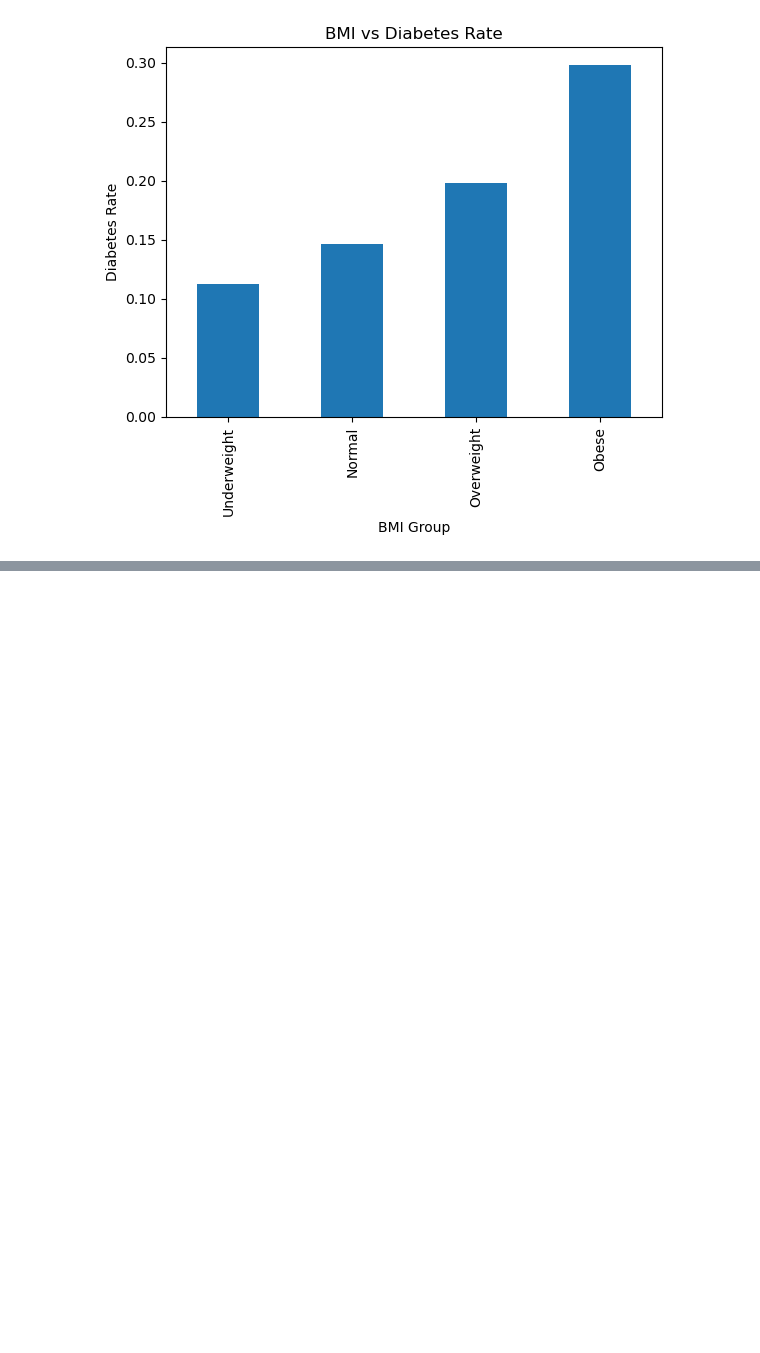
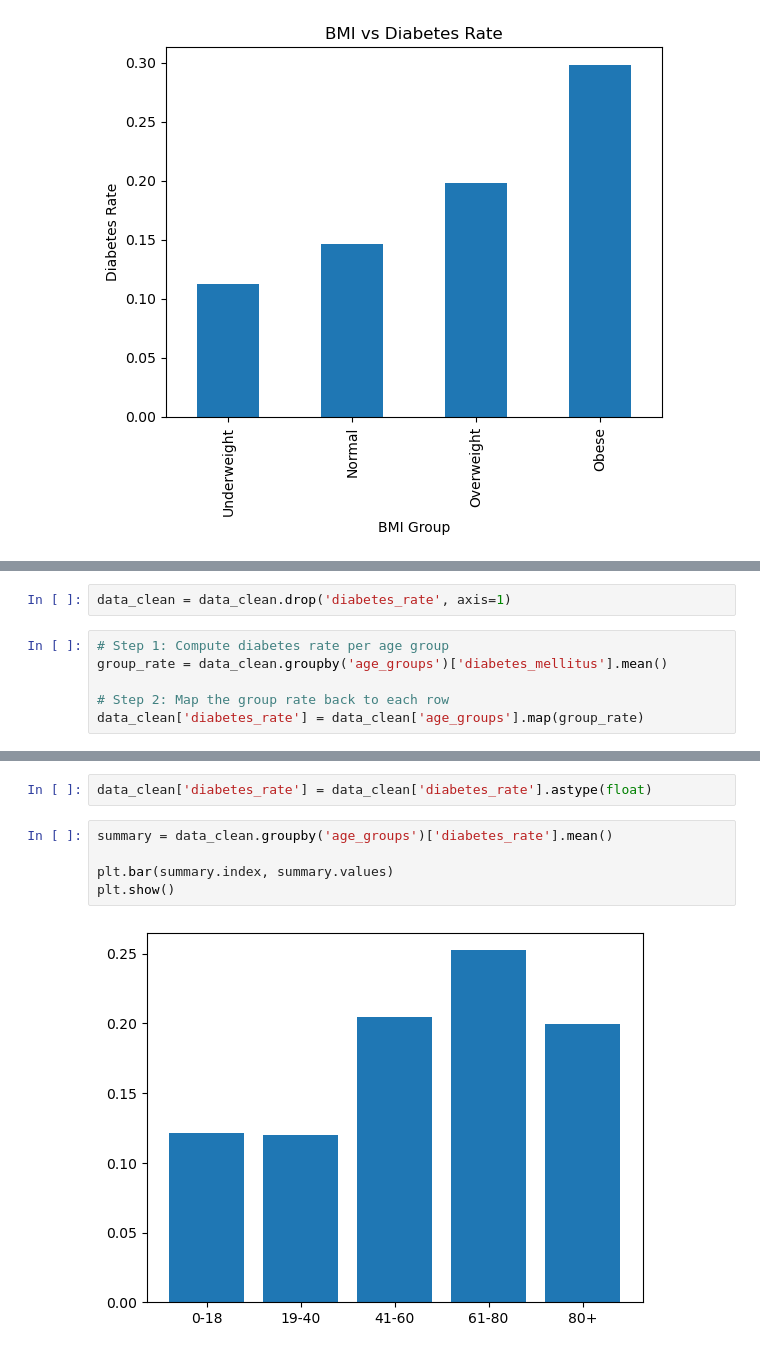
Before and after one commit to Anas-S-Muhammed/readmission_prediction_model, a Jupyter notebook: peadmission_predictor.ipynb, the cells around one changed output, grey strips where cells are left out. Cells and saved outputs as stored; diff of their text form; blank space fills up the shorter version.

```diff
--- a/peadmission_predictor.ipynb
+++ b/peadmission_predictor.ipynb
@@ -517,0 +522,8 @@ plt.show()
+# %%
+data_clean = data_clean.drop('diabetes_rate', axis=1)
+# %%
+# Step 1: Compute diabetes rate per age group
+group_rate = data_clean.groupby('age_groups')['diabetes_mellitus'].mean()
+
+# Step 2: Map the group rate back to each row
+data_clean['diabetes_rate'] = data_clean['age_groups'].map(group_rate)
@@ -517,0 +545,9 @@ plt.show()
+# %%
+data_clean['diabetes_rate'] = data_clean['diabetes_rate'].astype(float)
+# %%
+summary = data_clean.groupby('age_groups')['diabetes_rate'].mean()
+
+plt.bar(summary.index, summary.values)
+plt.show()
+# %% [output]
+[figure, added]
```
Also changed, not shown: parts of 3 cells of this notebook.
